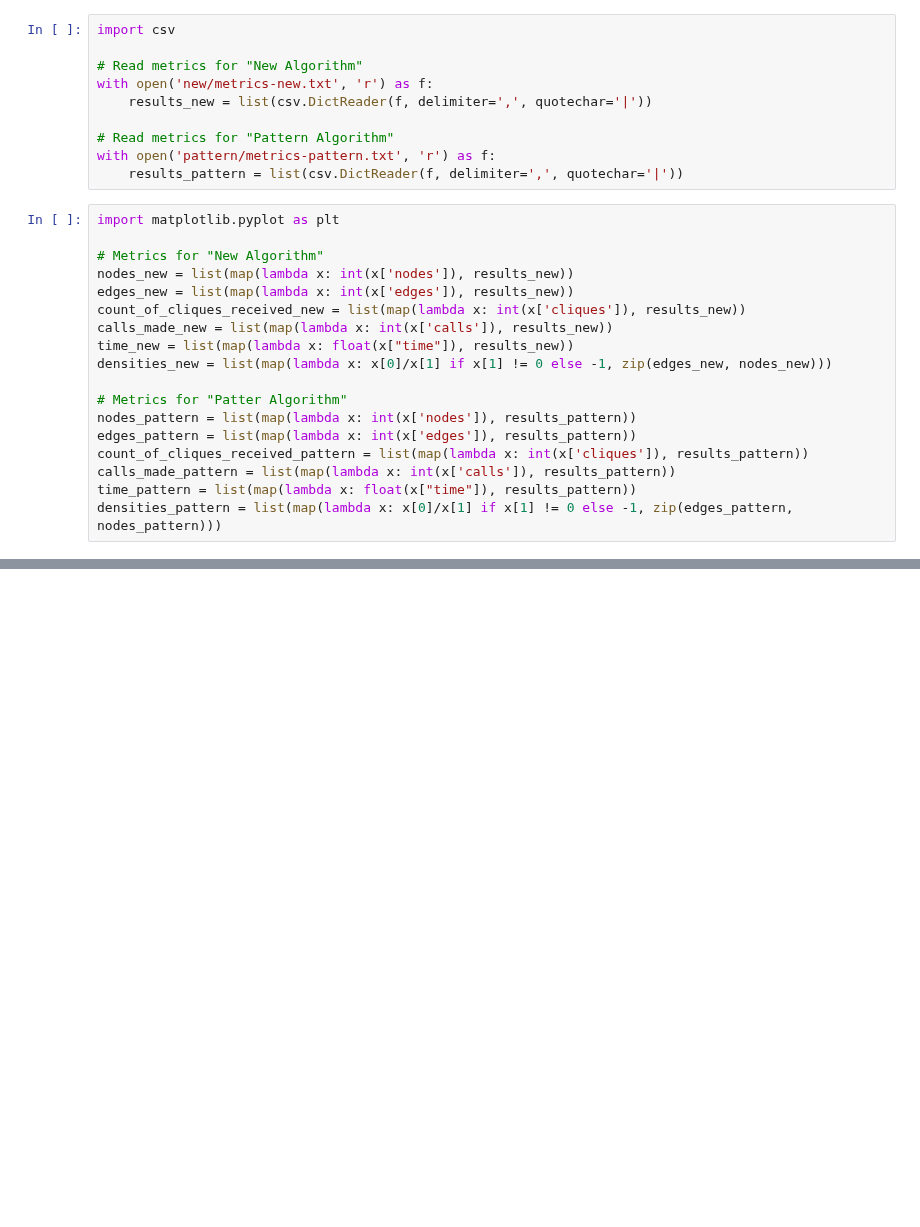
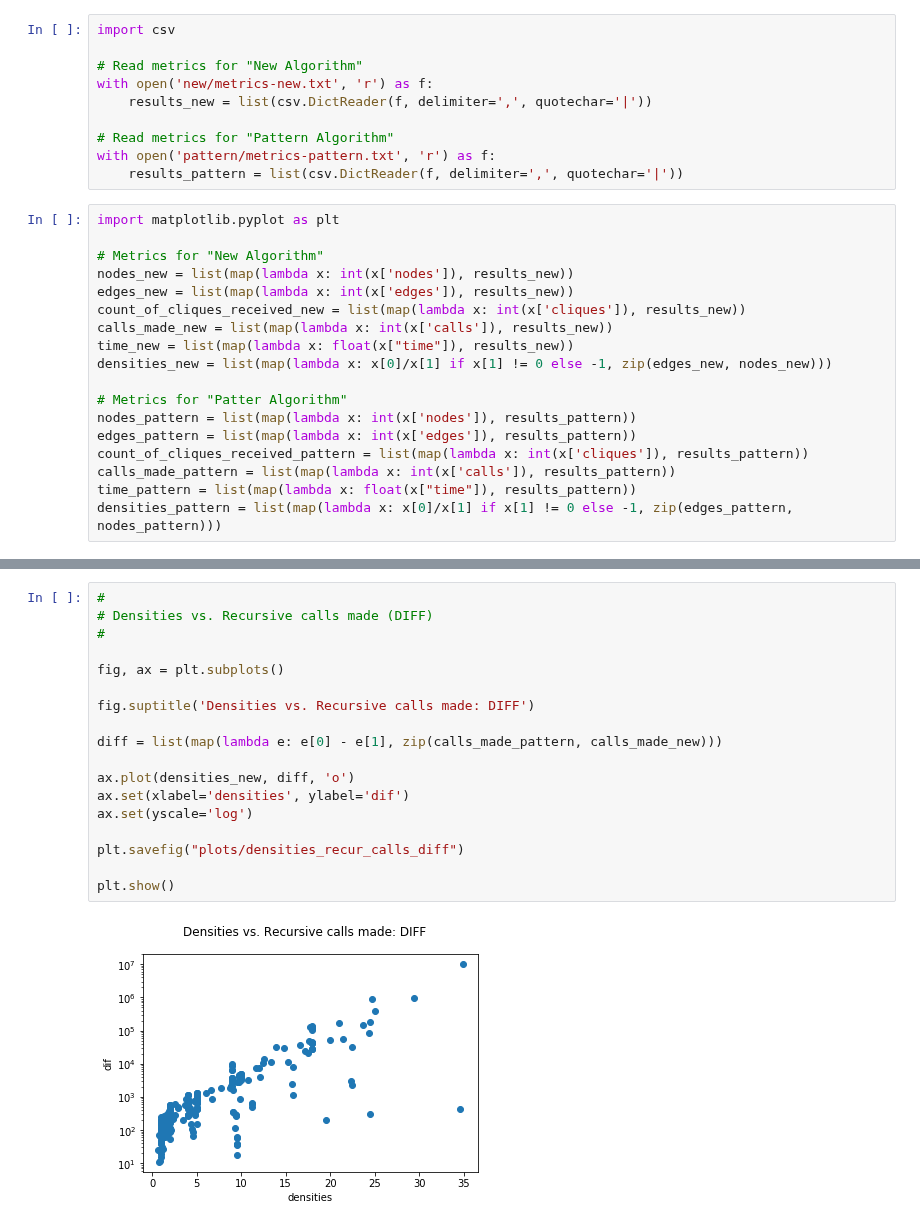
Before and after one commit to fi-uba-t3/max-clique, a Jupyter notebook: metrics-analysis.ipynb, the cells around one changed output, grey strips where cells are left out. Cells and saved outputs as stored; diff of their text form; blank space fills up the shorter version.

Commit message:
Add diff in recursive calls

```diff
--- a/metrics-analysis.ipynb
+++ b/metrics-analysis.ipynb
@@ -55,3 +55,23 @@ plt.show()
+# %%
+#
+# Densities vs. Recursive calls made (DIFF)
+#
+
+fig, ax = plt.subplots()
+
+fig.suptitle('Densities vs. Recursive calls made: DIFF')
+
+diff = list(map(lambda e: e[0] - e[1], zip(calls_made_pattern, calls_made_new)))
+
+ax.plot(densities_new, diff, 'o')
+ax.set(xlabel='densities', ylabel='dif')
+ax.set(yscale='log')
+
+plt.savefig("plots/densities_recur_calls_diff")
+
+plt.show()
+# %% [output]
+[figure, added]
 # %%
 #
 # Densities vs. Cliques received (workers -> master)
```
Also changed, not shown: parts of 5 cells of this notebook.
